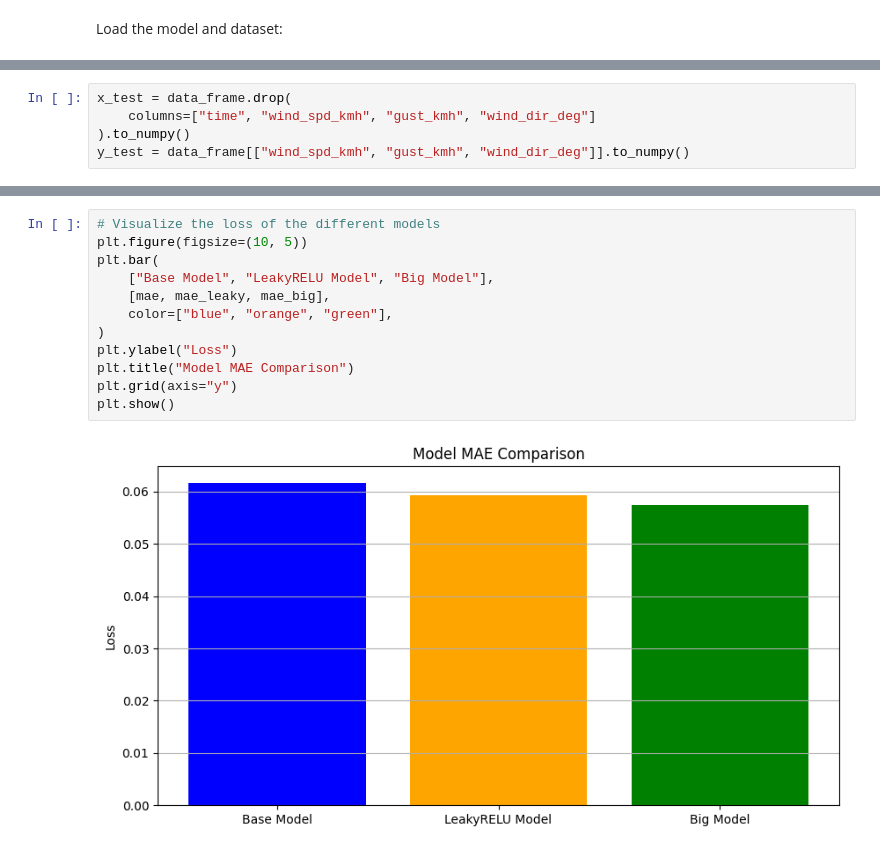
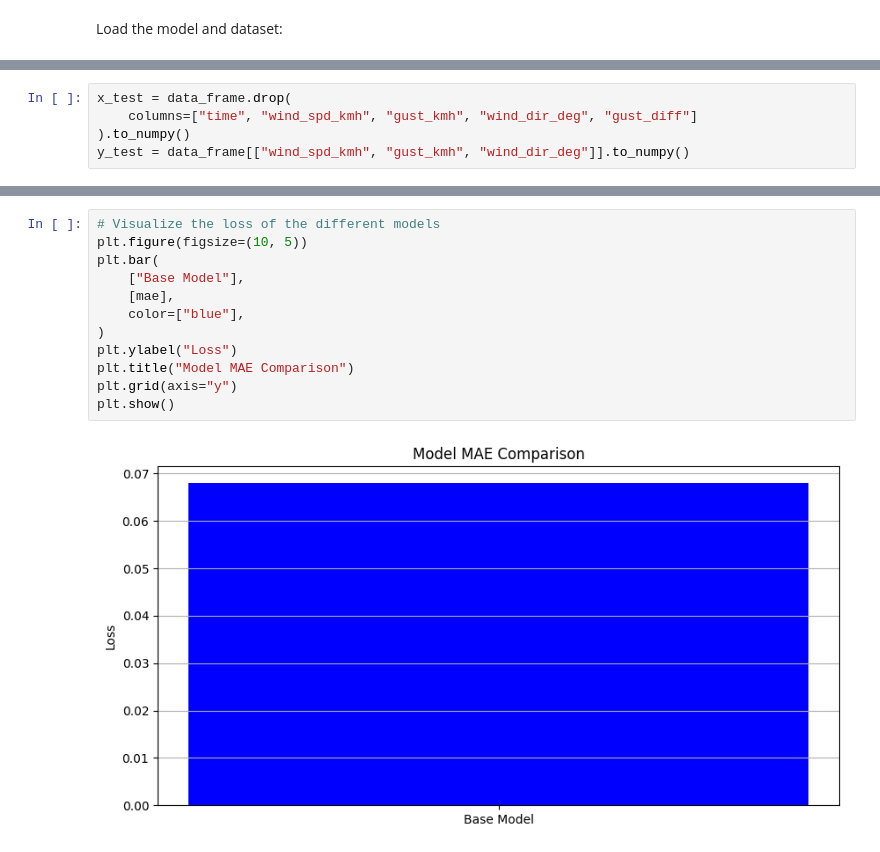
Before and after one commit to TempeHS/2025SE-Crawford.L-HSCTask2, a Jupyter notebook: 1. Model Development/1.5.Model_Testing_and_Validation/1.5.1.Model_Testing_and_Validation.ipynb, the cells around one changed output, grey strips where cells are left out. Drawn from its saved outputs; the diff is of its cells as text.

```diff
--- a/1. Model Development/1.5.Model_Testing_and_Validation/1.5.1.Model_Testing_and_Validation.ipynb
+++ b/1. Model Development/1.5.Model_Testing_and_Validation/1.5.1.Model_Testing_and_Validation.ipynb
@@ -87,6 +46,6 @@ Model: "sequential_2"
 # %%
 x_test = data_frame.drop(
-    columns=["time", "wind_spd_kmh", "gust_kmh", "wind_dir_deg"]
+    columns=["time", "wind_spd_kmh", "gust_kmh", "wind_dir_deg", "gust_diff"]
 ).to_numpy()
 y_test = data_frame[["wind_spd_kmh", "gust_kmh", "wind_dir_deg"]].to_numpy()
 # %%
@@ -122,14 +77,14 @@ plt.show()
 # %%
 # Visualize the loss of the different models
 plt.figure(figsize=(10, 5))
 plt.bar(
-    ["Base Model", "LeakyRELU Model", "Big Model"],
-    [mae, mae_leaky, mae_big],
-    color=["blue", "orange", "green"],
+    ["Base Model"],
+    [mae],
+    color=["blue"],
 )
 plt.ylabel("Loss")
 plt.title("Model MAE Comparison")
 plt.grid(axis="y")
 plt.show()
 # %% [output]
-[figure, old version]
+[figure, new version]
```
Also changed, not shown: parts of 7 cells of this notebook, 45 other files.
